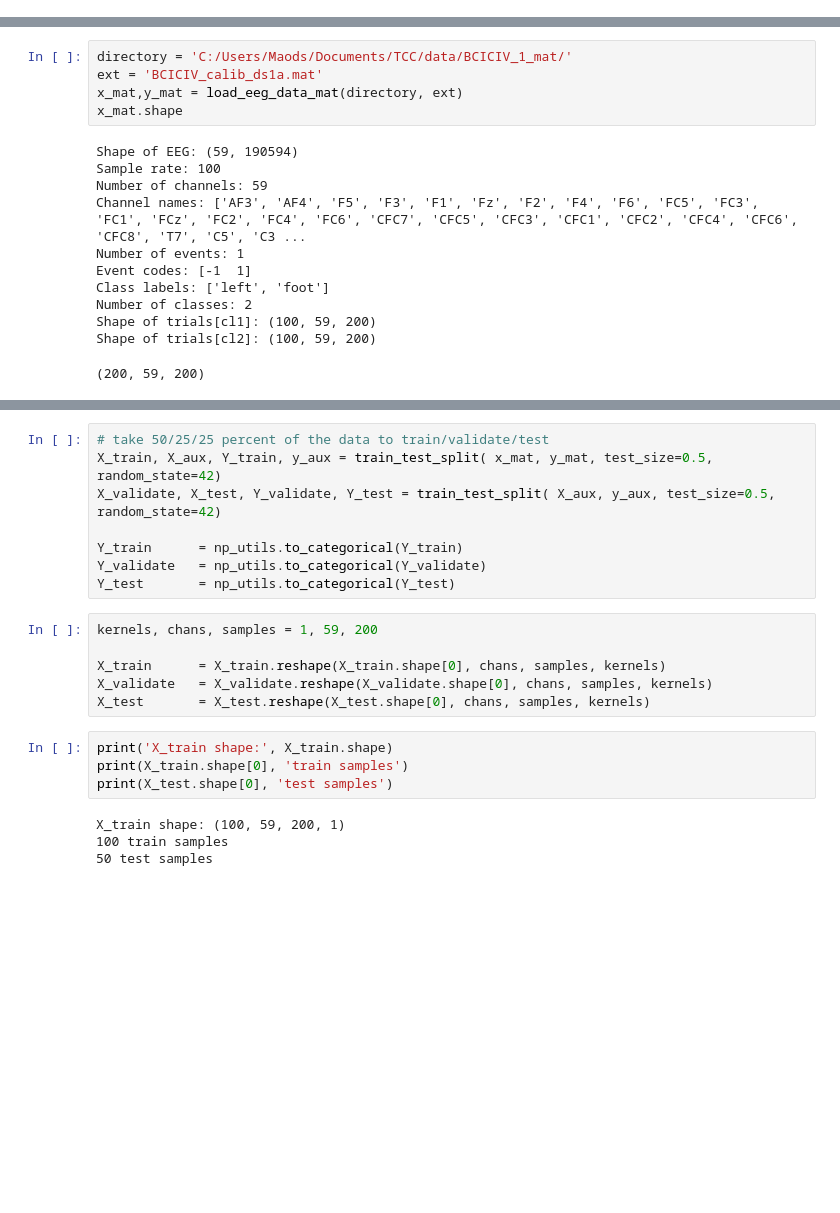
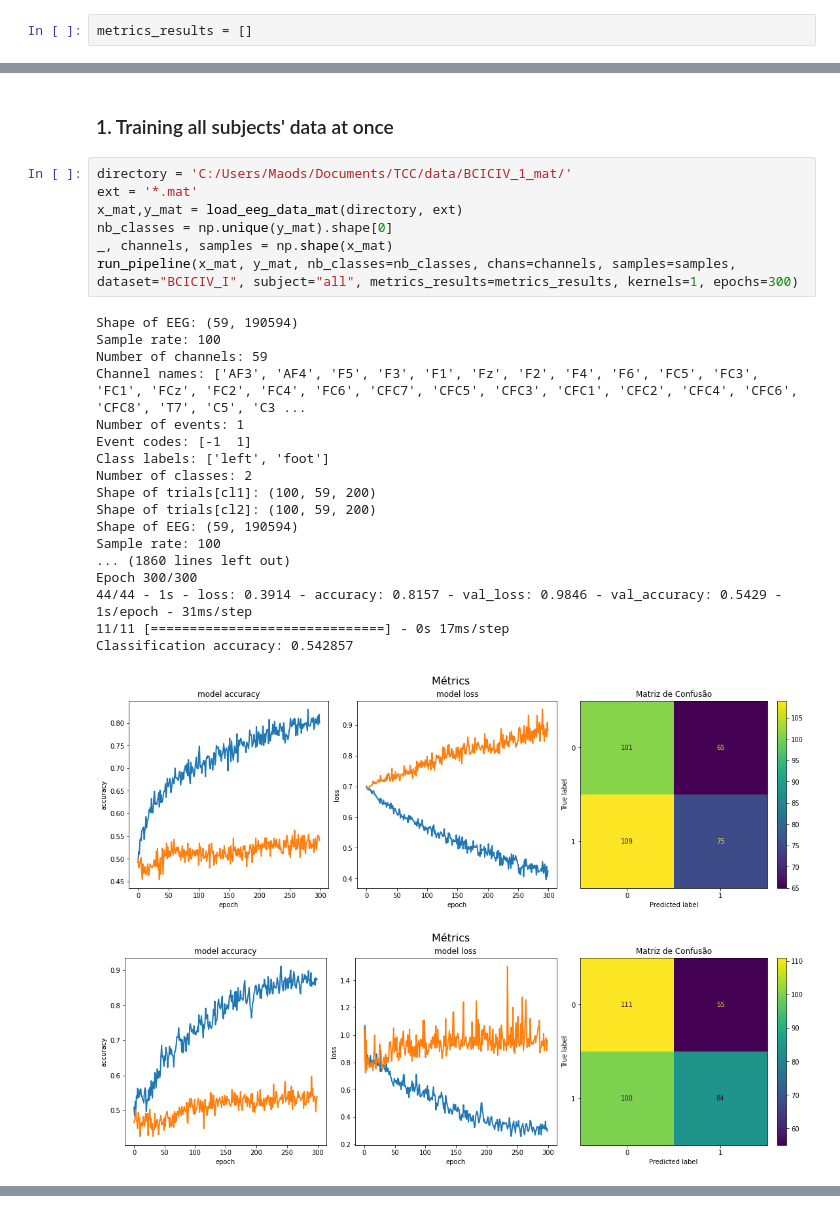
Before and after one commit to maods2/EEG-Analysis-, a Jupyter notebook: src/cnn_train.ipynb, the cells around one changed output, grey strips where cells are left out. Saved outputs shown, nothing was run; the diff lists cells and outputs as text; blank space fills up the shorter version.

```diff
--- a/src/cnn_train.ipynb
+++ b/src/cnn_train.ipynb
@@ -6,0 +12,2 @@ from sklearn.model_selection import train_test_split
+# %%
+metrics_results = []
@@ -7,17 +139,29 @@ from sklearn.model_selection import train_test_split
+# %% [markdown]
+### 1. Training all subjects' data at once
 # %%
 directory = 'C:/Users/Maods/Documents/TCC/data/BCICIV_1_mat/'
-ext = 'BCICIV_calib_ds1a.mat'
+ext = '*.mat'
 x_mat,y_mat = load_eeg_data_mat(directory, ext)
-x_mat.shape
+nb_classes = np.unique(y_mat).shape[0]
+_, channels, samples = np.shape(x_mat)
+run_pipeline(x_mat, y_mat, nb_classes=nb_classes, chans=channels, samples=samples, dataset="BCICIV_I", subject="all", metrics_results=metrics_results, kernels=1, epochs=300)
 # %% [output]
 Shape of EEG: (59, 190594)
 Sample rate: 100
 Number of channels: 59
 Channel names: ['AF3', 'AF4', 'F5', 'F3', 'F1', 'Fz', 'F2', 'F4', 'F6', 'FC5', 'FC3', 'FC1', 'FCz', 'FC2', 'FC4', 'FC6', 'CFC7', 'CFC5', 'CFC3', 'CFC1', 'CFC2', 'CFC4', 'CFC6', 'CFC8', 'T7', 'C5', 'C3 ...
 Number of events: 1
 Event codes: [-1  1]
 Class labels: ['left', 'foot']
 Number of classes: 2
 Shape of trials[cl1]: (100, 59, 200)
 Shape of trials[cl2]: (100, 59, 200)
+Shape of EEG: (59, 190594)
+Sample rate: 100
+... (1860 lines left out)
+Epoch 300/300
+44/44 - 1s - loss: 0.3914 - accuracy: 0.8157 - val_loss: 0.9846 - val_accuracy: 0.5429 - 1s/epoch - 31ms/step
+11/11 [==============================] - 0s 17ms/step
+Classification accuracy: 0.542857
-(200, 59, 200)
+[figure, added]
+[figure, added]
@@ -24,22 +168,0 @@ Shape of trials[cl2]: (100, 59, 200)
-# %%
-# take 50/25/25 percent of the data to train/validate/test
-X_train, X_aux, Y_train, y_aux = train_test_split( x_mat, y_mat, test_size=0.5, random_state=42)
-X_validate, X_test, Y_validate, Y_test = train_test_split( X_aux, y_aux, test_size=0.5, random_state=42)
-
-Y_train      = np_utils.to_categorical(Y_train)
-Y_validate   = np_utils.to_categorical(Y_validate)
-Y_test       = np_utils.to_categorical(Y_test)
-# %%
-kernels, chans, samples = 1, 59, 200
-
-X_train      = X_train.reshape(X_train.shape[0], chans, samples, kernels)
-X_validate   = X_validate.reshape(X_validate.shape[0], chans, samples, kernels)
-X_test       = X_test.reshape(X_test.shape[0], chans, samples, kernels)
-# %%
-print('X_train shape:', X_train.shape)
-print(X_train.shape[0], 'train samples')
-print(X_test.shape[0], 'test samples')
-# %% [output]
-X_train shape: (100, 59, 200, 1)
-100 train samples
-50 test samples
```
Also changed, not shown: parts of 28 cells of this notebook, 5 other files.
